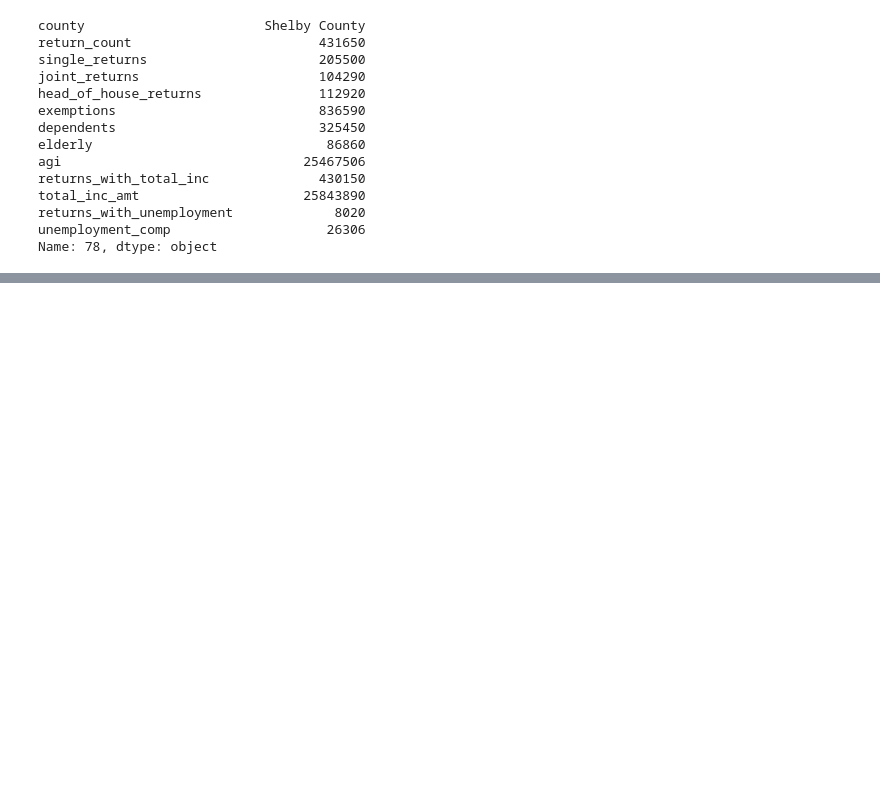
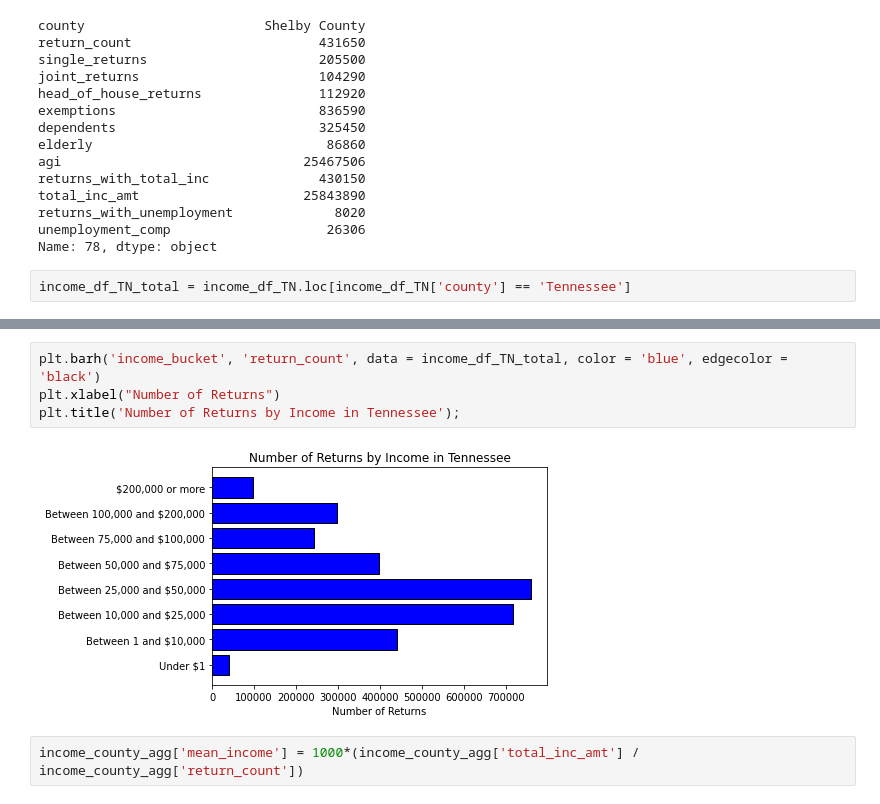
Before and after one commit to jgribble67/data-science-essentials-3, a Jupyter notebook: notebooks/TNMedicalExploration_Gribble.ipynb, the cells around one changed output, grey strips where cells are left out. Drawn from its saved outputs; the diff is of its cells as text; blank space fills up the shorter version.

Commit message:
Week 3 changes: Added plots of county distributions

```diff
--- a/notebooks/TNMedicalExploration_Gribble.ipynb
+++ b/notebooks/TNMedicalExploration_Gribble.ipynb
@@ -303,3 +306,5 @@ total_inc_amt                     25843890
 returns_with_unemployment             8020
 unemployment_comp                    26306
 Name: 78, dtype: object
+# %%
+income_df_TN_total = income_df_TN.loc[income_df_TN['county'] == 'Tennessee']
@@ -305,0 +320,8 @@ Name: 78, dtype: object
+# %%
+plt.barh('income_bucket', 'return_count', data = income_df_TN_total, color = 'blue', edgecolor = 'black')
+plt.xlabel("Number of Returns")
+plt.title('Number of Returns by Income in Tennessee');
+# %% [output]
+[figure, added]
+# %%
+income_county_agg['mean_income'] = 1000*(income_county_agg['total_inc_amt'] / income_county_agg['return_count'])
```
Also changed, not shown: parts of 12 cells of this notebook.
